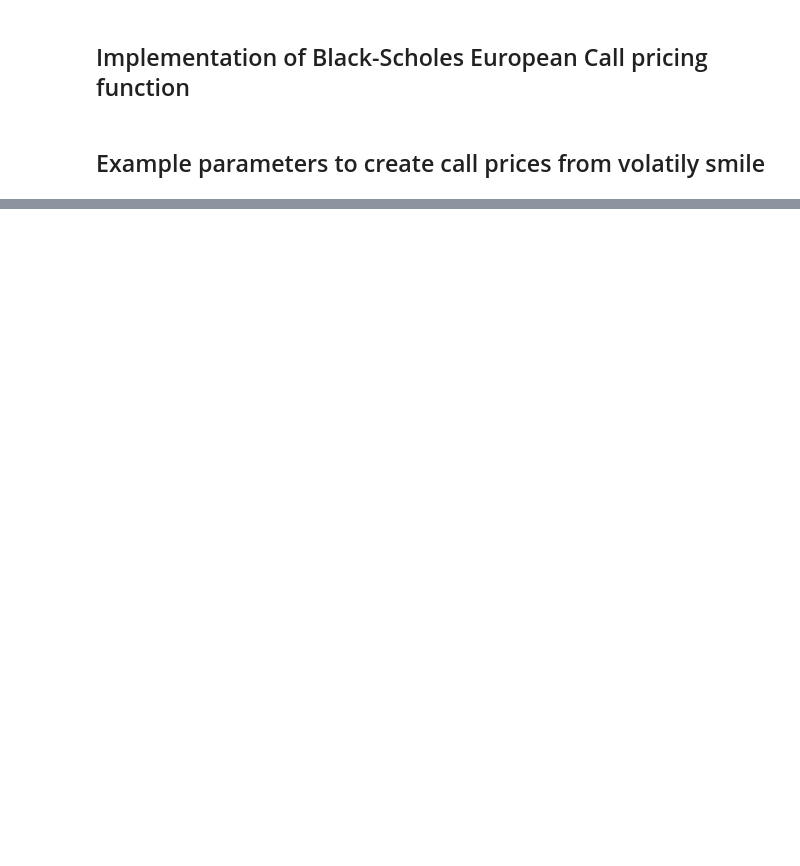
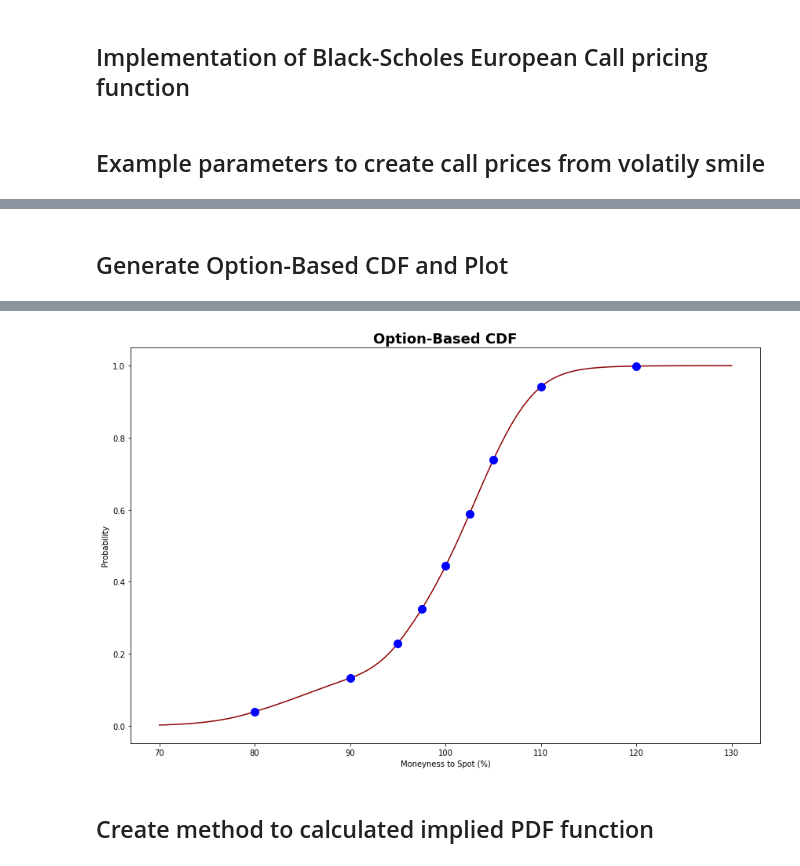
Before and after one commit to chandrab/implementing_papers, a Jupyter notebook: notebooks/Option-Based Risk-Neutral Distributions.ipynb, the cells around one changed output, grey strips where cells are left out. Cells and saved outputs as stored; diff of their text form; code cells hidden in the pictures; blank space fills up the shorter version.

```diff
--- a/notebooks/Option-Based Risk-Neutral Distributions.ipynb
+++ b/notebooks/Option-Based Risk-Neutral Distributions.ipynb
@@ -102,0 +128,42 @@ d = 0.02306
+# %%
+def option_CDF(K, T, r, d, e=1):
+    """
+    Option-Based CDF function.
+
+    Parameters:
+    K = strike moneyness percent (80% = 80)
+    T = years to maturity
+    r = annualised continuously compounded risk-free rate with tenor T
+    d = annualised continuously compounded dividend yield over tenot T
+    e = epsilon for discrete derivative approximation
+    """
+
+    uK = K + e/2
+    dK = K - e/2
+
+    uv = clamped_cubic([uK], boundary=(df.index[0], df.index[-1]))[0]
+    dv = clamped_cubic([dK], boundary=(df.index[0], df.index[-1]))[0]
+
+    u_call_px, d_call_px = bs_call(uK, T, r, d, uv/100), bs_call(dK, T, r, d, dv/100)
+
+    return 1 + np.exp(r*T) * (u_call_px - d_call_px) / e
+# %% [markdown]
+## Generate Option-Based CDF and Plot
+# %%
+%%time
+cdf = []
+for K in K_range:
+    cdf.append(option_CDF(K, T, r, d))
+
+cdf_points = []
+for K, _ in df.itertuples():
+    cdf_points.append(option_CDF(K, T, r, d))
+
+plt.figure(figsize=(12, 8))
+plt.plot(K_range, cdf, color='darkred', label='spline')
+plt.plot(df.index, cdf_points, color='b', marker='o', linestyle="", markersize=10)
+plt.title('Option-Based CDF', fontweight='bold', fontsize='18')
+plt.ylabel('Probability')
+plt.xlabel('Moneyness to Spot (%)')
+plt.tight_layout();
+# %% [output]
@@ -102,0 +171,3 @@ d = 0.02306
+[figure, added]
+# %% [markdown]
+## Create method to calculated implied PDF function
```
Also changed, not shown: parts of 12 cells of this notebook.
